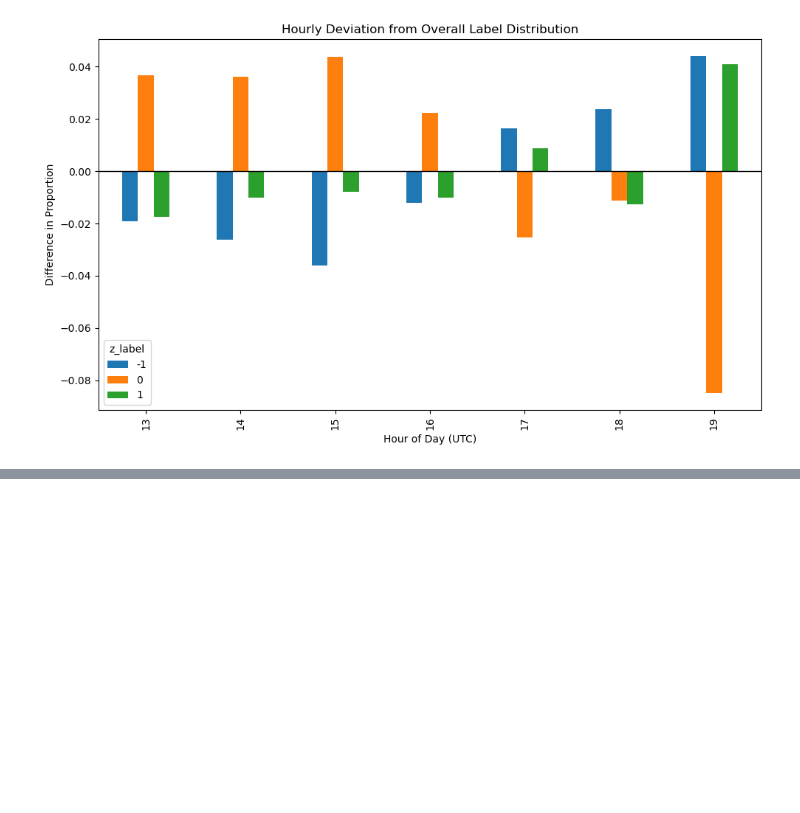
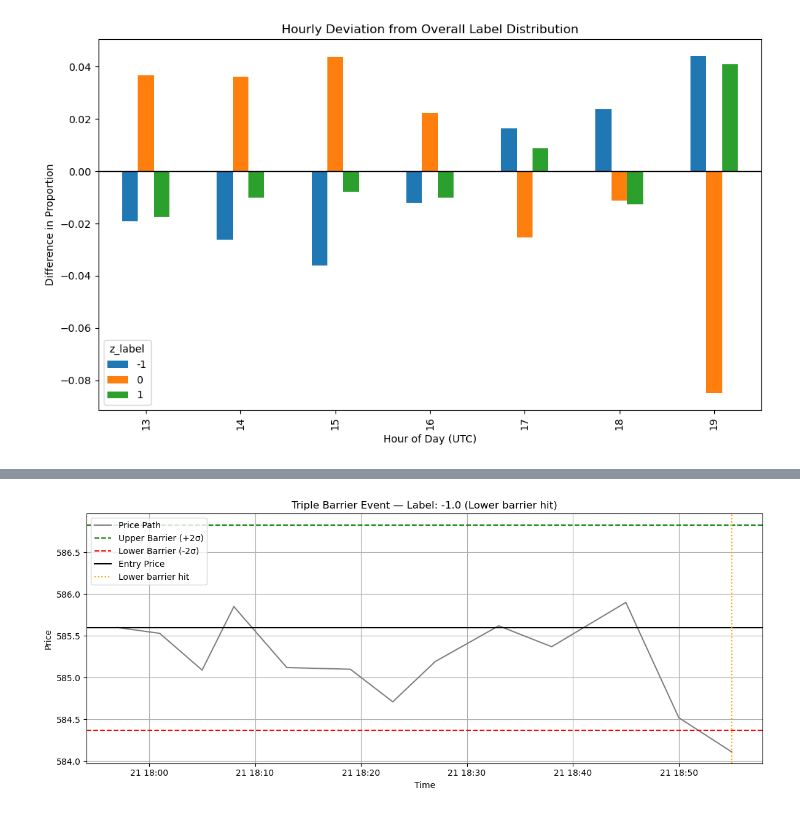
Before and after one commit to AndrewJSut/summer-of-finance, a Jupyter notebook: notebooks/Ch5_ML_for_AM.ipynb, the cells around one changed output, grey strips where cells are left out. Saved outputs shown, nothing was run; the diff lists cells and outputs as text; code cells hidden in the pictures; blank space fills up the shorter version.

```diff
--- a/notebooks/Ch5_ML_for_AM.ipynb
+++ b/notebooks/Ch5_ML_for_AM.ipynb
@@ -513,0 +756,58 @@ plt.show()
+# %%
+def plot_triple_barrier_event(volume_bars, entry_idx, horizon, barrier_width):
+    """
+    Visualize the triple-barrier logic around a specific bar, stopping at barrier breach.
+    """
+    if entry_idx + horizon >= len(volume_bars):
+        print("Entry too close to end — skipping")
+        return
+
+    prices = volume_bars['Close'].iloc[entry_idx:entry_idx + horizon + 1]
+    times = prices.index
+
+    entry_price = prices.iloc[0]
+    upper = entry_price * (1 + barrier_width)
+    lower = entry_price * (1 - barrier_width)
+
+    breached = None
+    breach_time = None
+
+    # Detect where the first barrier is hit
+    for i, price in enumerate(prices[1:], start=1):
+        if price >= upper:
+            breached = 'upper'
+            breach_time = times[i]
+            prices = prices.iloc[:i+1]
+            times = prices.index
+            break
+        elif price <= lower:
+            breached = 'lower'
+            breach_time = times[i]
+            prices = prices.iloc[:i+1]
+            times = prices.index
+            break
+
+    # Plot
+    plt.figure(figsize=(12, 5))
+    plt.plot(times, prices, label="Price Path", color="gray")
+    plt.axhline(upper, color='green', linestyle='--', label='Upper Barrier (+2σ)')
+    plt.axhline(lower, color='red', linestyle='--', label='Lower Barrier (-2σ)')
+    plt.axhline(entry_price, color='black', linestyle='-', label='Entry Price')
+
+    if breach_time:
+        plt.axvline(breach_time, color='orange', linestyle=':', label=f"{breached.capitalize()} barrier hit")
+
+    label = volume_bars['label'].iloc[entry_idx]
+    label_text = {1: "Upper barrier hit", -1: "Lower barrier hit", 0: "No barrier hit"}
+    plt.title(f"Triple Barrier Event — Label: {label} ({label_text.get(label)})")
+
+    plt.xlabel("Time")
+    plt.ylabel("Price")
+    plt.legend()
+    plt.grid(True)
+    plt.tight_layout()
+    plt.show()
+
+plot_triple_barrier_event(volume_bars, entry_idx=200, horizon=avg_holding_period, barrier_width=barrier_width)
+# %% [output]
+[figure, added]
```
Also changed, not shown: parts of 17 cells of this notebook.
